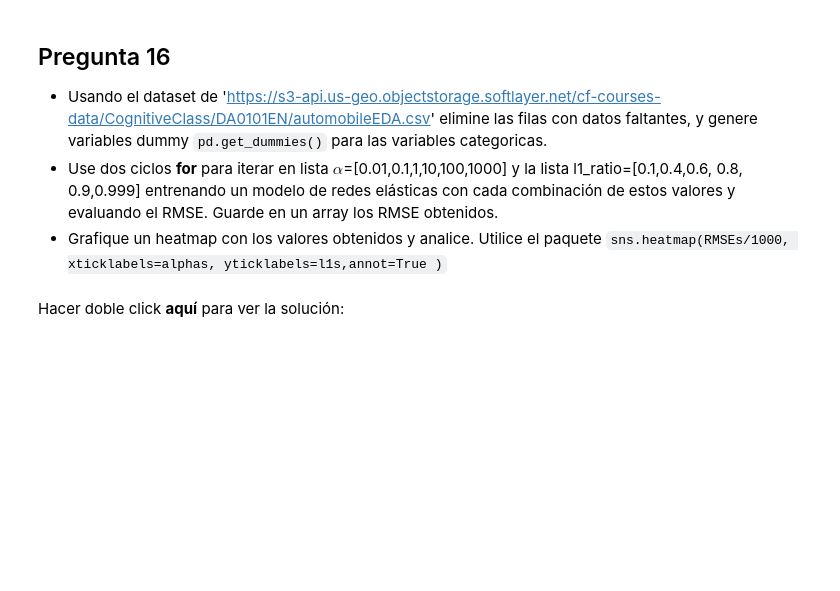
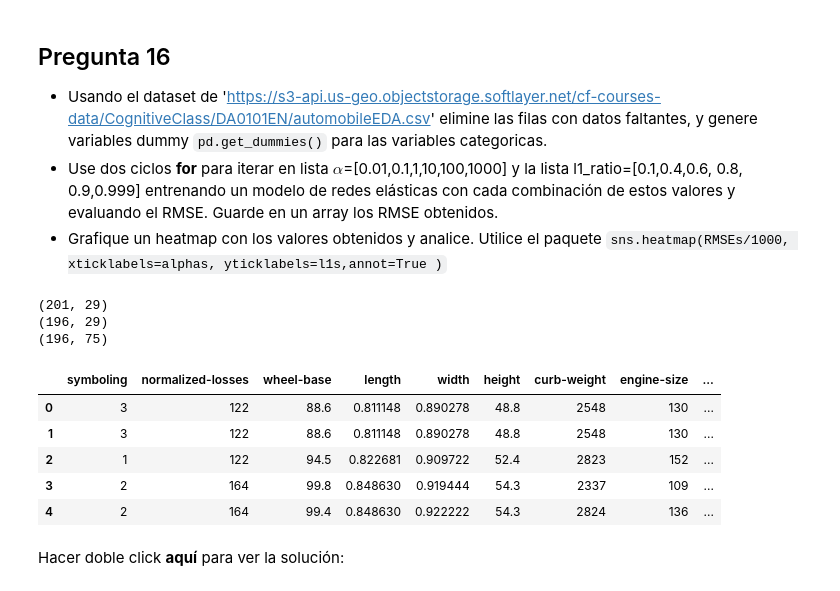
Before and after one commit to lavillegas/pythonfinanzaseafit, a Jupyter notebook: Clase_7_modificada.ipynb, the cells around one changed output. Drawn from its saved outputs; the diff is of its cells as text; code cells hidden in the pictures; blank space fills up the shorter version.

```diff
--- a/Clase_7_modificada.ipynb
+++ b/Clase_7_modificada.ipynb
@@ -1717,3 +1831,42 @@ De nuevo, los hiperparámetros debemos seleccionarlos con una busqueda para dete
+# %%
+#Desarrolle aqui su ejercicio
+import numpy as np
+import pandas as pd
+
+df = pd.read_csv("https://s3-api.us-geo.objectstorage.softlayer.net/cf-courses-data/CognitiveClass/DA0101EN/automobileEDA.csv")
+
+print(df.shape)
+df_sin_na = df.dropna()
+print(df_sin_na.shape)
+df_sna_dm=pd.get_dummies(df_sin_na)
+print(df_sna_dm.shape)
+df_sna_dm.head(5)
+
+alpha =[0.01,0.1,1,10,100,1000]
+l1_ratio=[0.1,0.4,0.6, 0.8, 0.9,0.999]
+
+#Importamos el modelo ElasticNet del paquete sklearn
+from sklearn.model_selection import train_test_split
+from sklearn.linear_model import ElasticNet
+from sklearn import metrics
+
+#seleccionamos los datos de entrenamiento y prueba
+X_train, X_test, y_train, y_test = train_test_split(X,y,test_size=0.2,random_state=3)
+
+#entrenamos el modelo
+elastic = ElasticNet(alpha=0.01,l1_ratio=1,normalize=True)
+elastic.fit(X_train,y_train)
+y_pred = elastic.predict(X_test)
+# %% [output]
+(201, 29)
+(196, 29)
+(196, 75)
+|  | symboling | normalized-losses | wheel-base | length | width | height | curb-weight | engine-size | ... |
+| 0 | 3 | 122 | 88.6 | 0.811148 | 0.890278 | 48.8 | 2548 | 130 | ... |
+| 1 | 3 | 122 | 88.6 | 0.811148 | 0.890278 | 48.8 | 2548 | 130 | ... |
+| 2 | 1 | 122 | 94.5 | 0.822681 | 0.909722 | 52.4 | 2823 | 152 | ... |
+| 3 | 2 | 164 | 99.8 | 0.848630 | 0.919444 | 54.3 | 2337 | 109 | ... |
+| 4 | 2 | 164 | 99.4 | 0.848630 | 0.922222 | 54.3 | 2824 | 136 | ... |
 # %% [markdown]
 Hacer doble click **aquí** para ver la solución:
 
```
Also changed, not shown: parts of 9 cells of this notebook.
